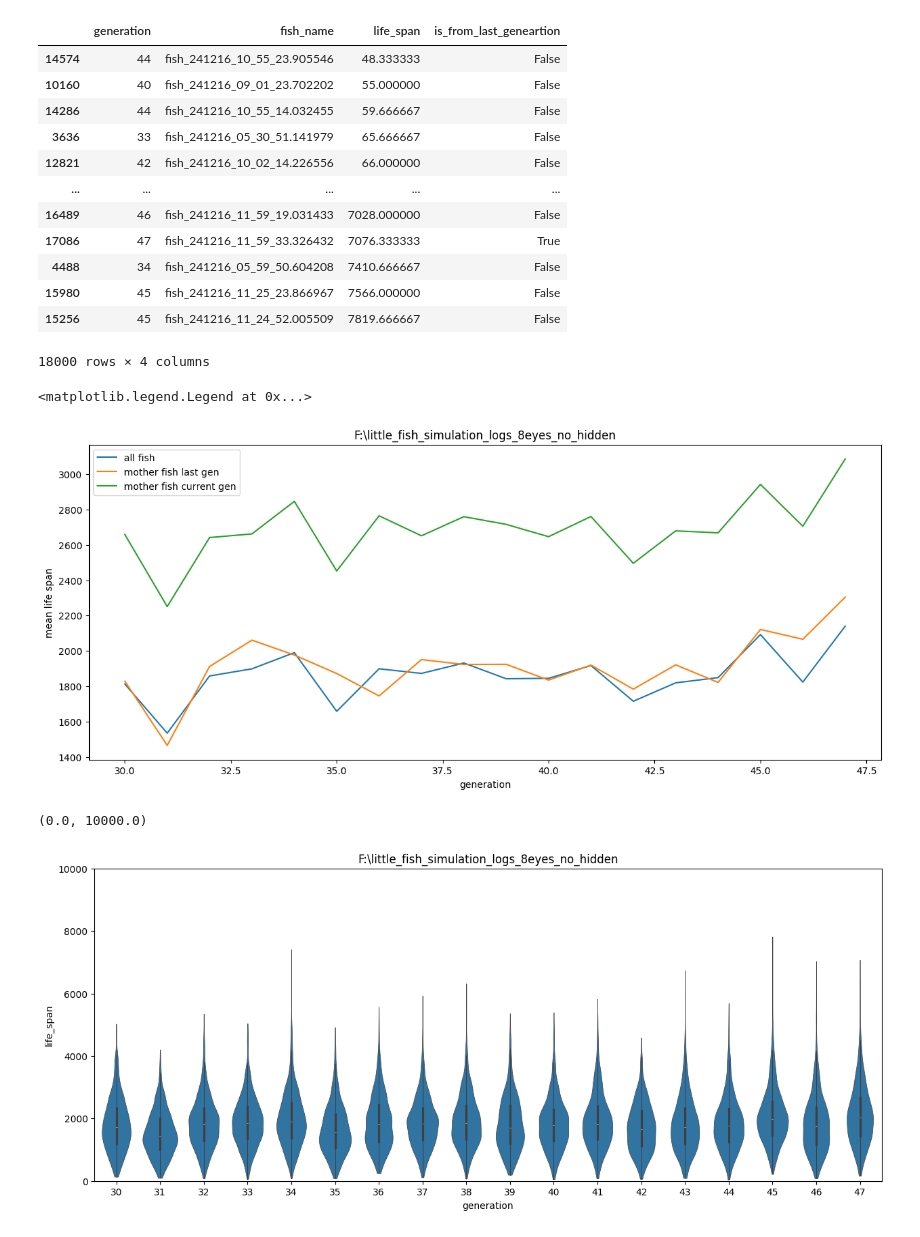
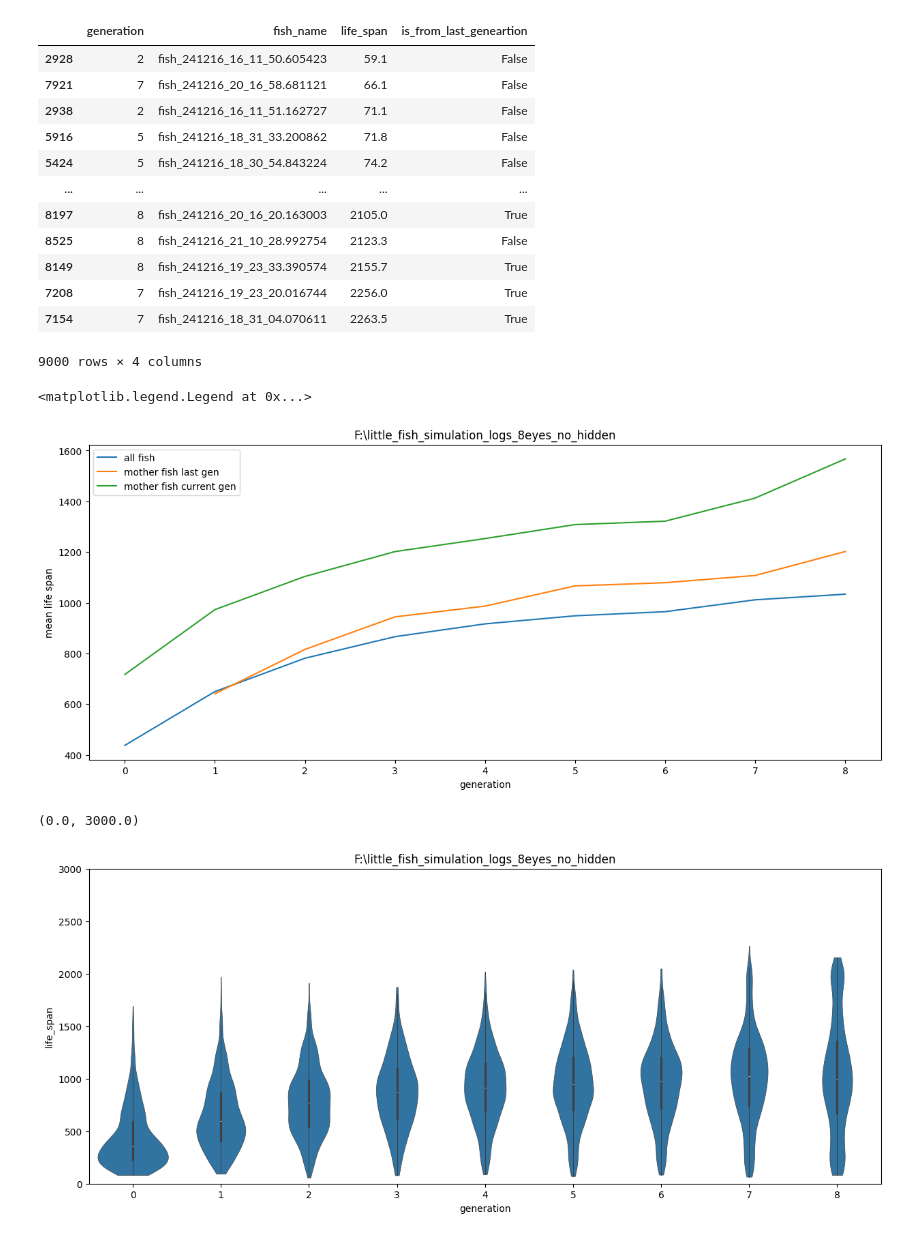
Before and after one commit to zhuangjun1981/littlefish, a Jupyter notebook: littlefish/scripts/for_visualization/040_evolution_life_spans_sim_8eyes_no_hidden.ipynb, the cells around one changed output. Cells and saved outputs as stored; diff of their text form; code cells hidden in the pictures.

```diff
--- a/littlefish/scripts/for_visualization/040_evolution_life_spans_sim_8eyes_no_hidden.ipynb
+++ b/littlefish/scripts/for_visualization/040_evolution_life_spans_sim_8eyes_no_hidden.ipynb
@@ -5,8 +5,8 @@ import seaborn as sns
 import numpy as np
 # %%
 simulation_folder = r"F:\little_fish_simulation_logs_8eyes_no_hidden"
-min_generation = 30
-max_generation = 47
+min_generation = 0
+max_generation = 8
 
 population_size = 1000
 turnover_rate = 0.6
@@ -41,18 +32,18 @@ reading generation_0000047, 18 / 18 ...
 life_span_df.sort_values(by="life_span")
 # %% [output]
 |  | generation | fish_name | life_span | is_from_last_geneartion |
-| 14574 | 44 | fish_241216_10_55_23.905546 | 48.333333 | False |
-| 10160 | 40 | fish_241216_09_01_23.702202 | 55.000000 | False |
-| 14286 | 44 | fish_241216_10_55_14.032455 | 59.666667 | False |
-| 3636 | 33 | fish_241216_05_30_51.141979 | 65.666667 | False |
-| 12821 | 42 | fish_241216_10_02_14.226556 | 66.000000 | False |
+| 2928 | 2 | fish_241216_16_11_50.605423 | 59.1 | False |
+| 7921 | 7 | fish_241216_20_16_58.681121 | 66.1 | False |
+| 2938 | 2 | fish_241216_16_11_51.162727 | 71.1 | False |
+| 5916 | 5 | fish_241216_18_31_33.200862 | 71.8 | False |
+| 5424 | 5 | fish_241216_18_30_54.843224 | 74.2 | False |
 | ... | ... | ... | ... | ... |
-| 16489 | 46 | fish_241216_11_59_19.031433 | 7028.000000 | False |
-| 17086 | 47 | fish_241216_11_59_33.326432 | 7076.333333 | True |
-| 4488 | 34 | fish_241216_05_59_50.604208 | 7410.666667 | False |
-| 15980 | 45 | fish_241216_11_25_23.866967 | 7566.000000 | False |
-| 15256 | 45 | fish_241216_11_24_52.005509 | 7819.666667 | False |
+| 8197 | 8 | fish_241216_20_16_20.163003 | 2105.0 | True |
+| 8525 | 8 | fish_241216_21_10_28.992754 | 2123.3 | False |
+| 8149 | 8 | fish_241216_19_23_33.390574 | 2155.7 | True |
+| 7208 | 7 | fish_241216_19_23_20.016744 | 2256.0 | True |
+| 7154 | 7 | fish_241216_18_31_04.070611 | 2263.5 | True |
-18000 rows × 4 columns
+9000 rows × 4 columns
 # %%
 gens = sorted(life_span_df["generation"].unique())
 mean_life_span = []
@@ -74,17 +65,17 @@ ax.set_title(simulation_folder)
 ax.legend()
 # %% [output]
 <matplotlib.legend.Legend at 0x...>
-[figure, old version]
+[figure, new version]
 # %%
 f, ax = plt.subplots(figsize=(15, 6))
 ax.set_title(simulation_folder)
 sns.violinplot(
     data=life_span_df, x="generation", y="life_span", ax=ax, cut=0, linewidth=0.5,
 )
-ax.set_ylim([0, 10000])
+ax.set_ylim([0, 3000])
 # %% [output]
-(0.0, 10000.0)
+(0.0, 3000.0)
-[figure, old version]
+[figure, new version]
 # %%
 f, ax = plt.subplots(figsize=(10, 6))
 ax.set_title(simulation_folder)
```
Also changed, not shown: parts of 2 cells of this notebook, 1 other file.
